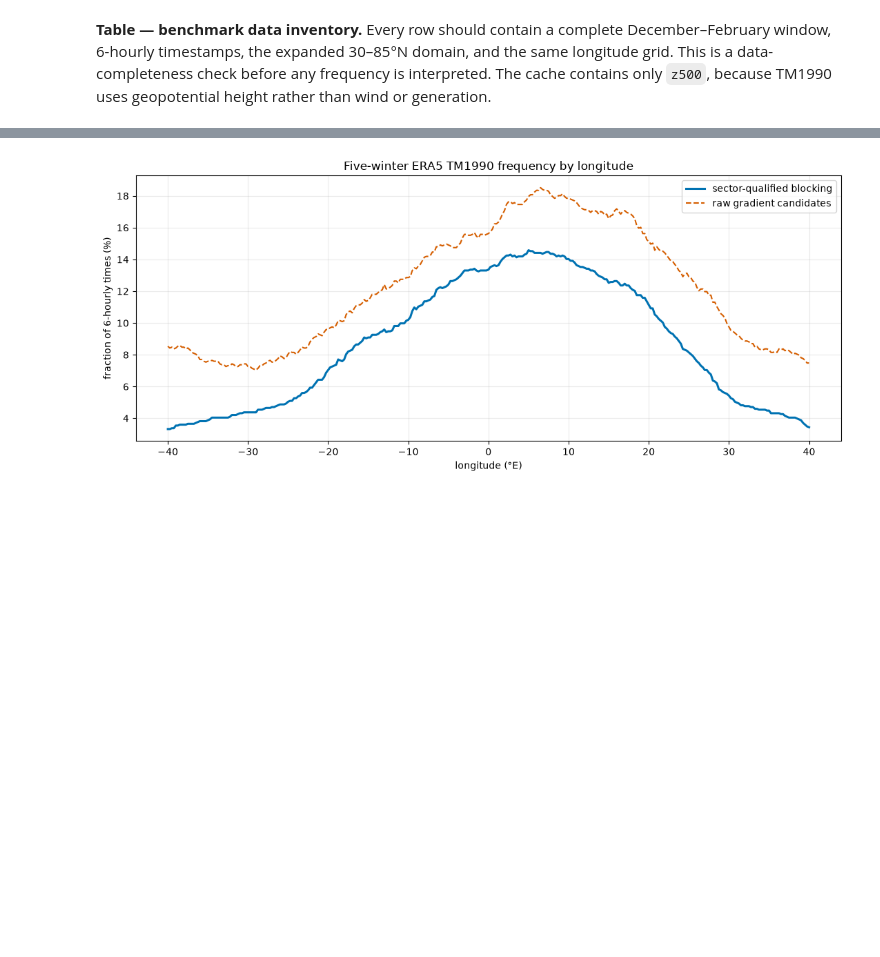
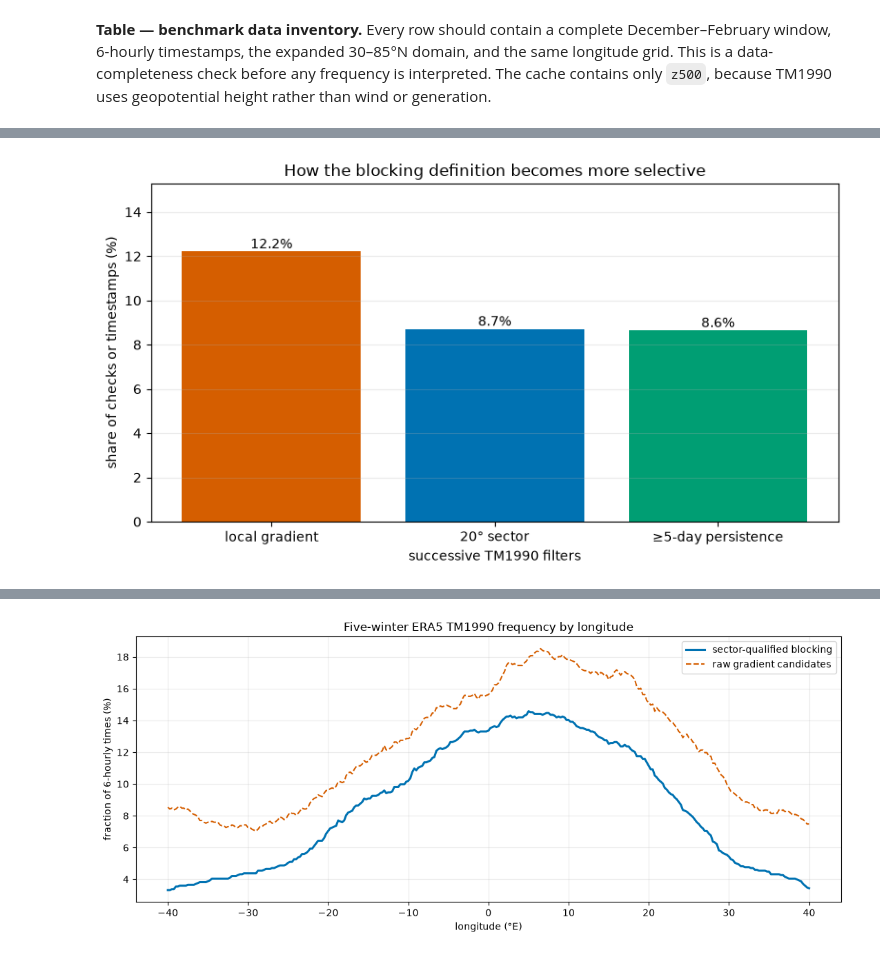
Before and after one commit to TunaHim/EuroGrid-Climate-Dynamics, a Jupyter notebook: notebooks/03_era5_blocking_benchmark.ipynb, the cells around one changed output, grey strips where cells are left out. Saved outputs shown, nothing was run; the diff lists cells and outputs as text; code cells hidden in the pictures; blank space fills up the shorter version.

```diff
--- a/notebooks/03_era5_blocking_benchmark.ipynb
+++ b/notebooks/03_era5_blocking_benchmark.ipynb
@@ -138,0 +167,21 @@ looking for a plausible and stable pattern, not selecting a preferred winter.
+# %%
+# Show the detector as a simple funnel from local shape to persistent event.
+funnel = summary_numeric.select(["candidate_percent", "sector_percent", "persistent_percent"]).mean()
+funnel_labels = ["local gradient", "20° sector", "≥5-day persistence"]
+funnel_values = [
+    float(funnel[column][0]) for column in ["candidate_percent", "sector_percent", "persistent_percent"]
+]
+fig, ax = plt.subplots(figsize=(8, 4.5))
+bars = ax.bar(funnel_labels, funnel_values, color=["#D55E00", "#0072B2", "#009E73"])
+ax.set(
+    xlabel="successive TM1990 filters",
+    ylabel="share of checks or timestamps (%)",
+    title="How the blocking definition becomes more selective",
+)
+ax.bar_label(bars, fmt="%.1f%%")
+ax.set_ylim(0, max(funnel_values) * 1.25)
+ax.grid(axis="y", alpha=0.25)
+fig.tight_layout()
+plt.show()
+# %% [output]
+[figure, added]
```
Also changed, not shown: parts of 7 cells of this notebook.
